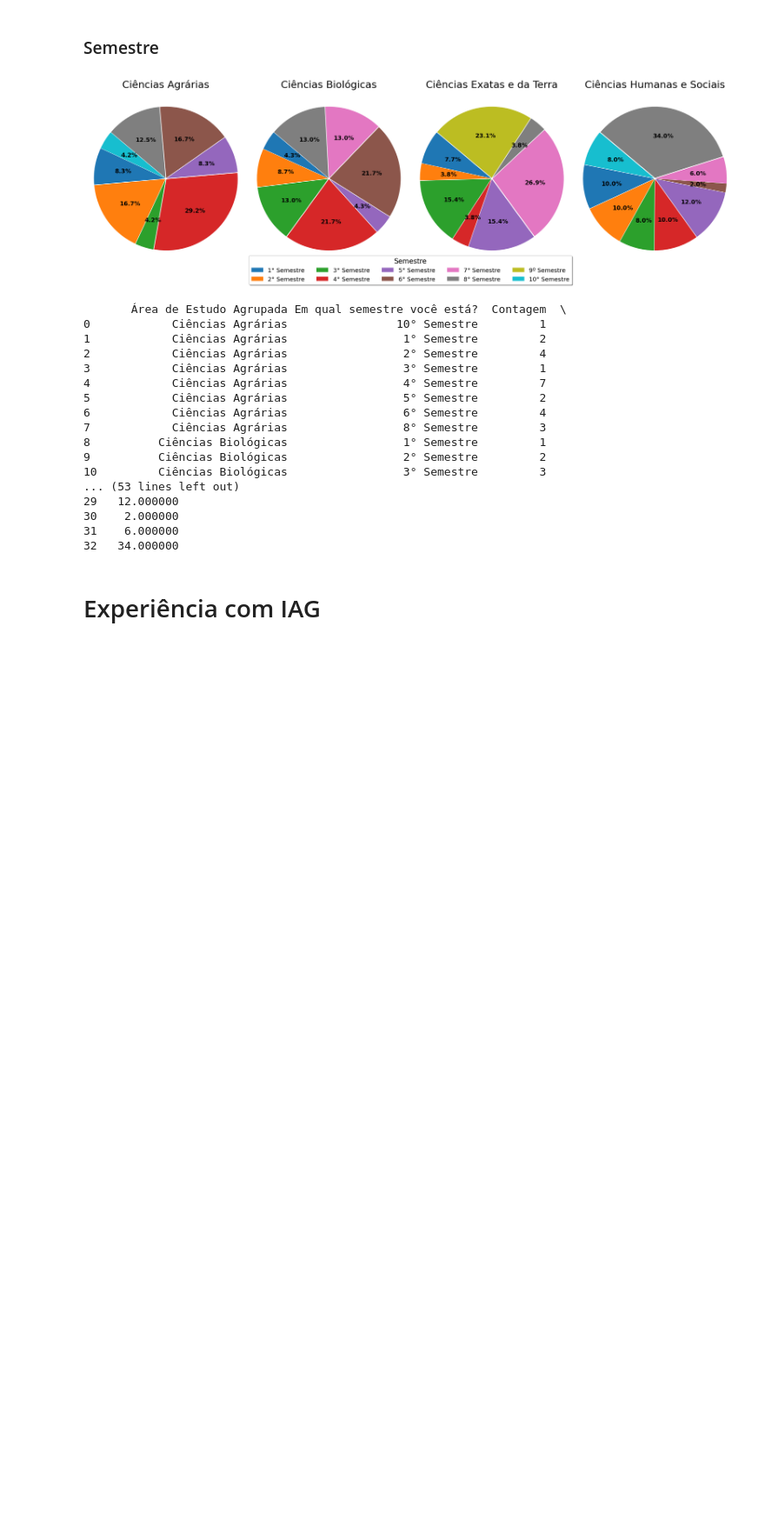
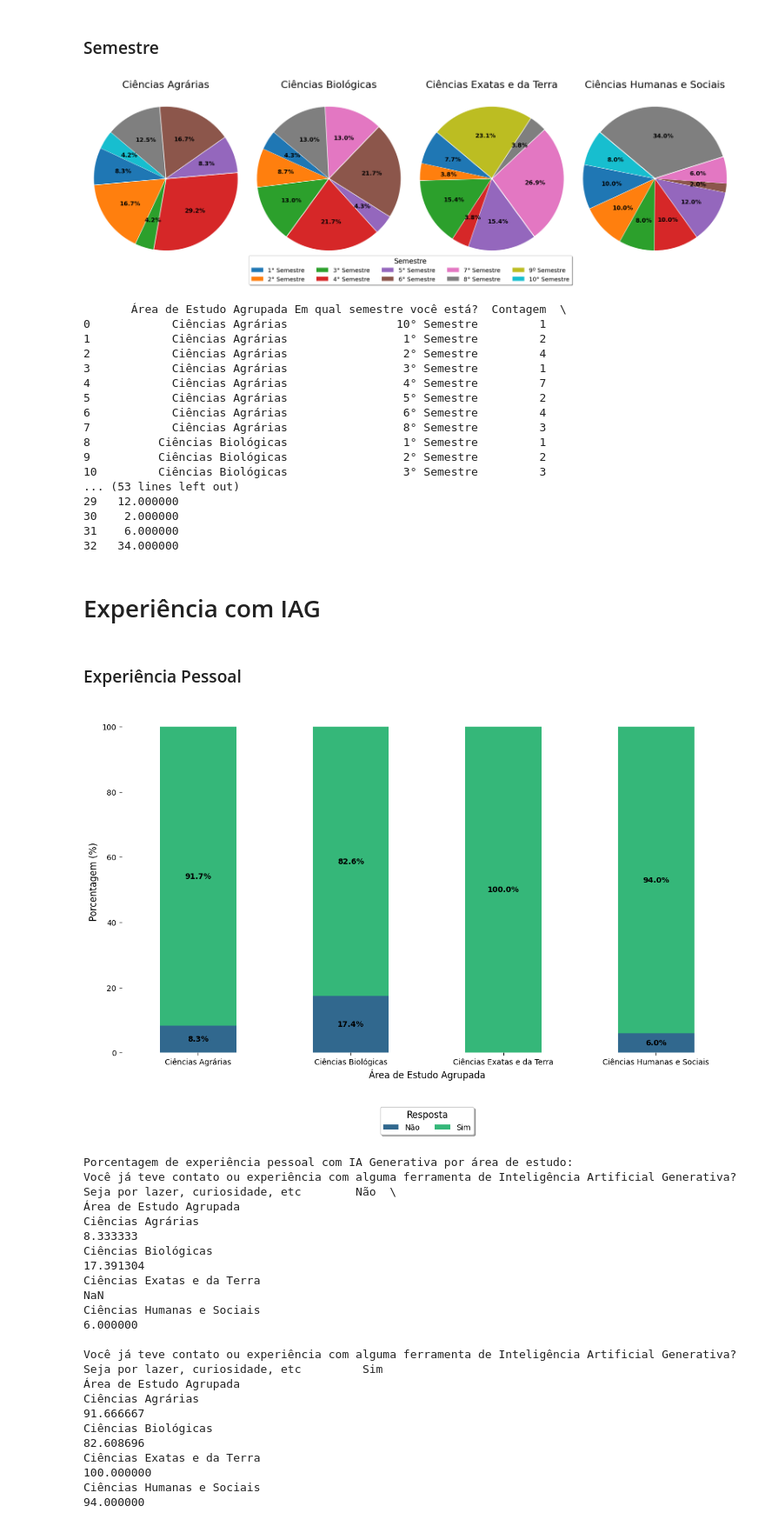
Before and after one commit to MariaLuiseB/Analise-TCC, a Jupyter notebook: areas_estudo_analises.ipynb, the cells around one changed output. Shown at 87% size. Cells and saved outputs as stored; diff of their text form; code cells hidden in the pictures; blank space fills up the shorter version.

Commit message:
todos os gráficos prontos

```diff
--- a/areas_estudo_analises.ipynb
+++ b/areas_estudo_analises.ipynb
@@ -482,3 +482,79 @@ print(df_grouped_semestre[['Área de Estudo Agrupada', 'Em qual semestre você e
 32   34.000000
 # %% [markdown]
 # Experiência com IAG
+# %% [markdown]
+### Experiência Pessoal
+# %%
+# Corrigir nomes das colunas, se necessário
+df.columns = df.columns.str.strip()
+coluna_experienciapessoal_ia = coluna_experienciapessoal_ia.strip()
+
+# Calcular a porcentagem de experiência pessoal por área
+experiencia_por_area = df.groupby('Área de Estudo Agrupada')[coluna_experienciapessoal_ia].value_counts(normalize=True).unstack() * 100
+
+# Criar a paleta de cores
+cores_viridis = sns.color_palette("viridis", len(experiencia_por_area.columns))
+
+# Criar o gráfico de barras empilhadas
+ax = experiencia_por_area.plot(
+    kind='bar',
+    stacked=True,
+    figsize=(12, 8),
+    color=cores_viridis
+)
+
+# Adicionar rótulos de porcentagem maiores que 0
+for container in ax.containers:
+    labels = [
+        f'{v:.1f}%' if v > 0 else ''  # mostra somente se for > 0
+        for v in container.datavalues
+    ]
+    ax.bar_label(container, labels=labels, label_type='center', fontsize=10, fontweight='bold')
+
+# Título e eixos
+# plt.title('Porcentagem de Experiência Pessoal com IA Generativa por Área de Estudo', fontsize=16, fontweight='bold')
+plt.xlabel('Área de Estudo Agrupada', fontsize=12)
+plt.xticks(rotation=0, ha='center')  # horizontal e centralizado
+plt.ylabel('Porcentagem (%)', fontsize=12)
+
+# Legenda
+plt.legend(
+    title='Resposta',
+    loc='lower center',
+    bbox_to_anchor=(0.5, -0.25),
+    ncol=2,
+    fontsize=10,
+    title_fontsize=12,
+    fancybox=True,
+    shadow=True
+)
+
+# Limpar bordas e grade
+plt.box(False)
+plt.grid(False)
+
+# Layout final
+plt.tight_layout()
+
+# Mostrar gráfico
+plt.show()
+
+# Mostrar dados
+print("\nPorcentagem de experiência pessoal com IA Generativa por área de estudo:")
+print(experiencia_por_area)
+# %% [output]
+[figure, added]
+Porcentagem de experiência pessoal com IA Generativa por área de estudo:
+Você já teve contato ou experiência com alguma ferramenta de Inteligência Artificial Generativa? Seja por lazer, curiosidade, etc        Não  \
+Área de Estudo Agrupada
+Ciências Agrárias                                                                                                                   8.333333
+Ciências Biológicas                                                                                                                17.391304
+Ciências Exatas e da Terra                                                                                                               NaN
+Ciências Humanas e Sociais                                                                                                          6.000000
+
+Você já teve contato ou experiência com alguma ferramenta de Inteligência Artificial Generativa? Seja por lazer, curiosidade, etc         Sim
+Área de Estudo Agrupada
+Ciências Agrárias                                                                                                                   91.666667
+Ciências Biológicas                                                                                                                 82.608696
+Ciências Exatas e da Terra                                                                                                         100.000000
+Ciências Humanas e Sociais                                                                                                          94.000000
```
Also changed, not shown: parts of 24 cells of this notebook, 1 other file.
